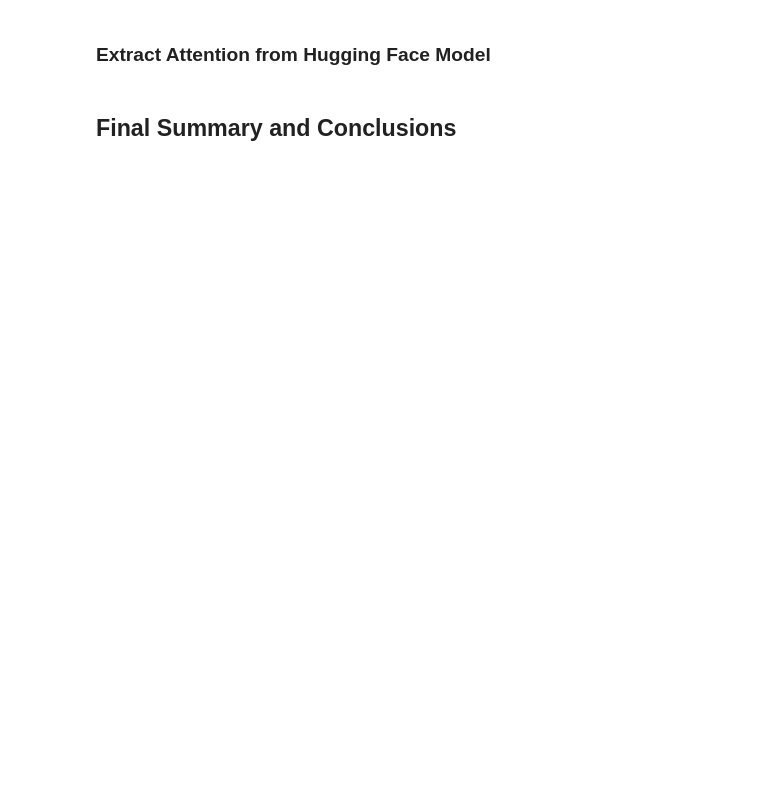
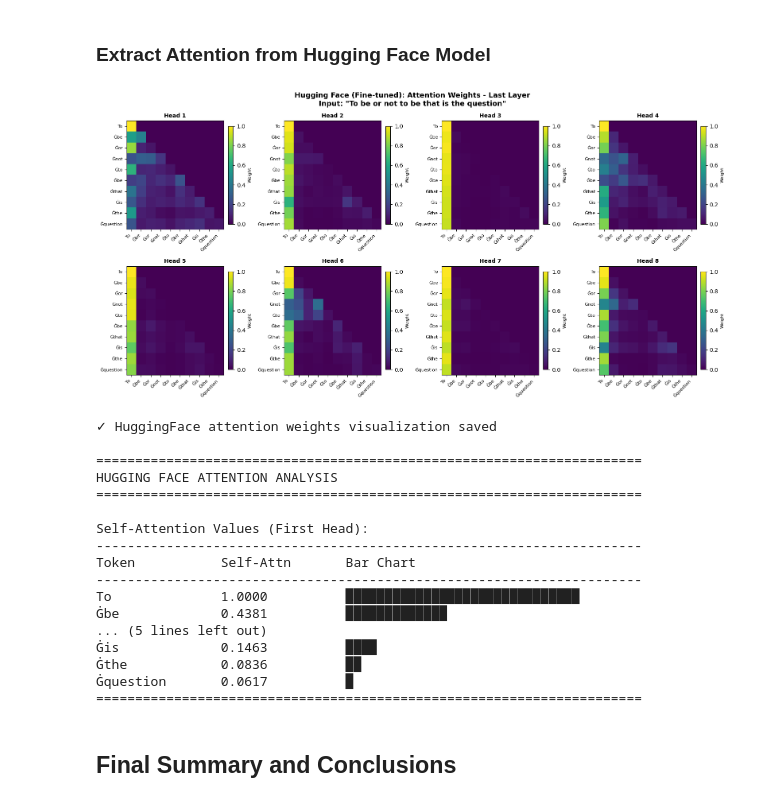
Before and after one commit to hamidmatiny/Advanced_Deep_Learning, a Jupyter notebook: 05_Final_project/advanced_deep_learning_project.ipynb, the cells around one changed output. Saved outputs shown, nothing was run; the diff lists cells and outputs as text; code cells hidden in the pictures; blank space fills up the shorter version.

```diff
--- a/05_Final_project/advanced_deep_learning_project.ipynb
+++ b/05_Final_project/advanced_deep_learning_project.ipynb
@@ -193,7 +193,9 @@ class MultiHeadAttention(nn.Module):
 
     def get_attention_weights(self):
         """Return attention weights from first head for visualization"""
-        return self.heads[0].attention_weights
+        all_weights = [h.att for h in self.heads]
+
+        return torch.stack(all_weights).squeeze()
 
 
 class FeedForward(nn.Module):
@@ -1074,6 +1105,14 @@ print("=" * 70)
 # %% [markdown]
 ### Extract Attention from Hugging Face Model
 # %%
+# Reload the model with 'eager' implementation to allow attention extraction
+model_hf_finetuned = AutoModelForCausalLM.from_pretrained(
+    "./model_hf_shakespeare_final",
+    attn_implementation="eager"
+).to(device)
+
+model_hf_finetuned.eval() # Set to evaluation mode
+
 # Get attention weights from Hugging Face model
 text_sample_hf = "To be or not to be that is the question"
 
@@ -1120,33 +1159,52 @@ for head_idx in range(num_heads):
 for idx in range(num_heads, len(axes)):
     axes[idx].set_visible(False)
 
 fig.suptitle(f'Hugging Face (Fine-tuned): Attention Weights - Last Layer\nInput: "{text_sample_hf}"',
              fontsize=13, fontweight='bold')
 plt.tight_layout()
 plt.savefig('attention_weights_hf.png', dpi=150, bbox_inches='tight')
 plt.show()
 
 print("✓ HuggingFace attention weights visualization saved")
 
 # Analyze attention patterns
 print("\n" + "=" * 70)
 print("HUGGING FACE ATTENTION ANALYSIS")
 print("=" * 70)
 
 # Get diagonal attention (self-attention)
 diag_attention_hf = []
 for i in range(len(tokens_hf)):
     diag_val = attention_weights[0, 0, i, i].item()
     diag_attention_hf.append((tokens_hf[i], diag_val))
 
 print("\nSelf-Attention Values (First Head):")
 print("-" * 70)
 print(f"{'Token':<15} {'Self-Attn':<15} {'Bar Chart':<40}")
 print("-" * 70)
 for token, val in diag_attention_hf:
     bar = '█' * int(val * 30)
     print(f"{token:<15} {val:<15.4f} {bar}")
 print("=" * 70)
+# %% [output]
+[figure, added]
+✓ HuggingFace attention weights visualization saved
+
+======================================================================
+HUGGING FACE ATTENTION ANALYSIS
+======================================================================
+
+Self-Attention Values (First Head):
+----------------------------------------------------------------------
+Token           Self-Attn       Bar Chart
+----------------------------------------------------------------------
+To              1.0000          ██████████████████████████████
+Ġbe             0.4381          █████████████
+... (5 lines left out)
+Ġis             0.1463          ████
+Ġthe            0.0836          ██
+Ġquestion       0.0617          █
+======================================================================
 # %% [markdown]
 ## Final Summary and Conclusions
 # %%
```
Also changed, not shown: parts of 14 cells of this notebook, 36 other files.
